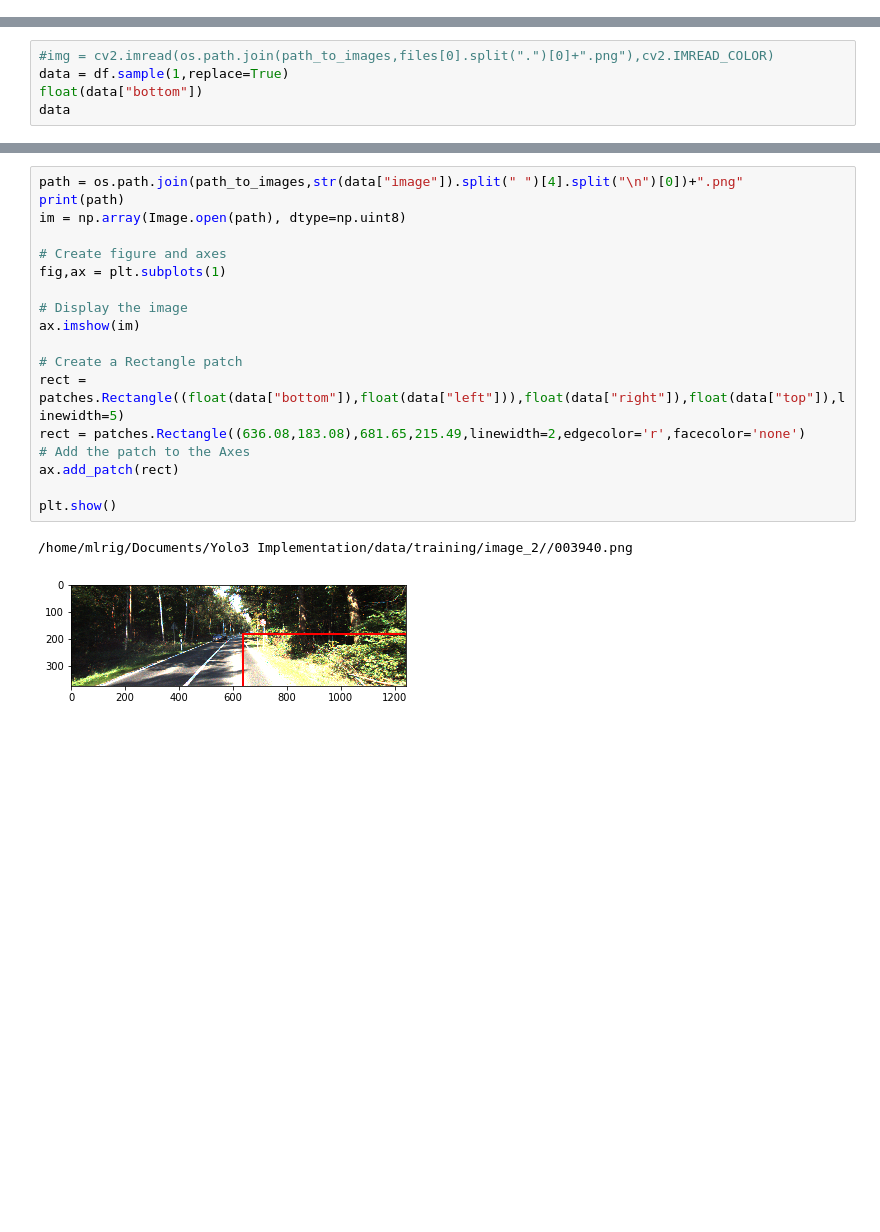
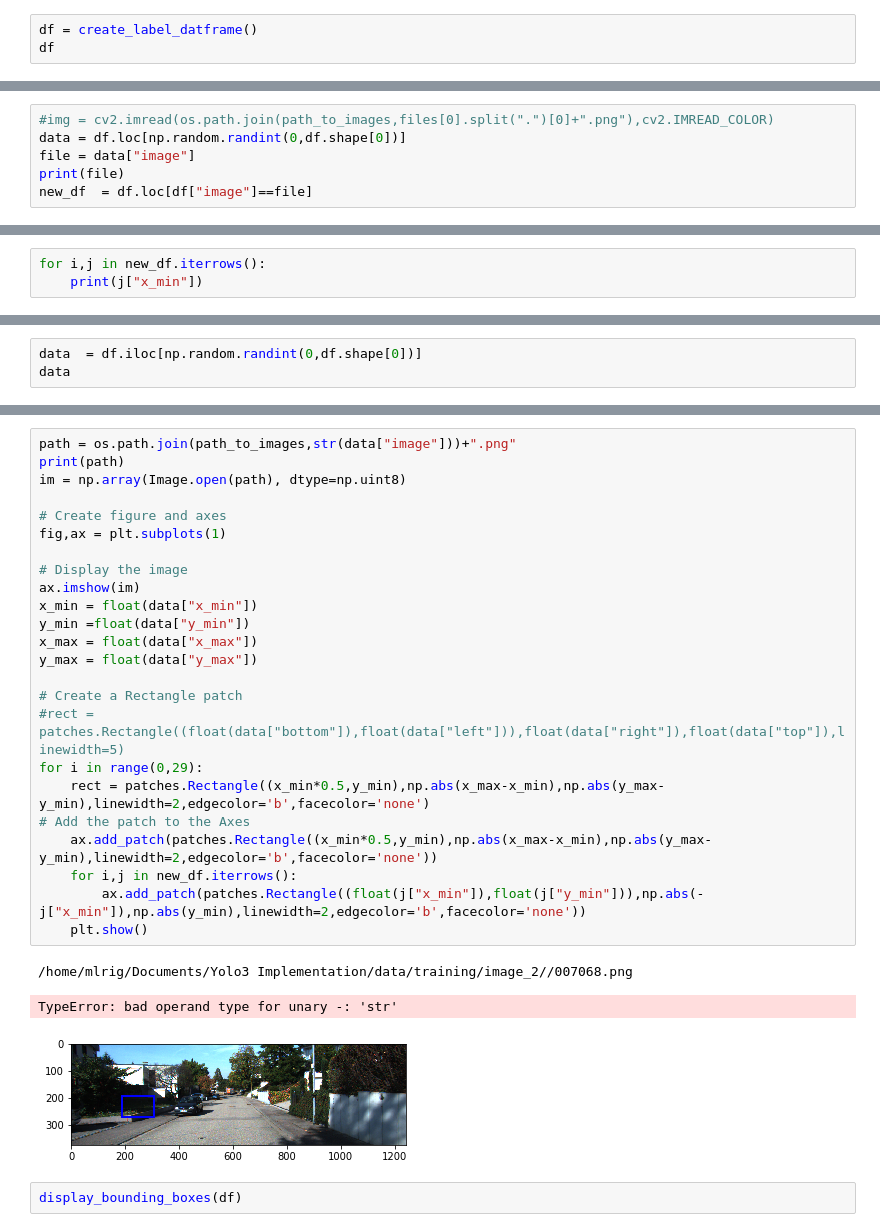
Before and after one commit to Marcelo5444/Yolov3, a Jupyter notebook: Anchor_setup.ipynb, the cells around one changed output, grey strips where cells are left out. Cells and saved outputs as stored; diff of their text form; blank space fills up the shorter version.

```diff
--- a/Anchor_setup.ipynb
+++ b/Anchor_setup.ipynb
@@ -59,0 +11,3 @@ df
+# %%
+df = create_label_datframe()
+df
@@ -60,6 +28,7 @@ df
 # %%
 #img = cv2.imread(os.path.join(path_to_images,files[0].split(".")[0]+".png"),cv2.IMREAD_COLOR)
-data = df.sample(1,replace=True)
-float(data["bottom"])
-data
+data = df.loc[np.random.randint(0,df.shape[0])]
+file = data["image"]
+print(file)
+new_df  = df.loc[df["image"]==file]
 # %% [output]
@@ -67,0 +36,3 @@ data
+# %%
+for i,j in new_df.iterrows():
+    print(j["x_min"])
@@ -67,0 +51,3 @@ data
+# %%
+data  = df.iloc[np.random.randint(0,df.shape[0])]
+data
@@ -68,21 +78,30 @@ data
 # %%
-path = os.path.join(path_to_images,str(data["image"]).split(" ")[4].split("\n")[0])+".png"
+path = os.path.join(path_to_images,str(data["image"]))+".png"
 print(path)
 im = np.array(Image.open(path), dtype=np.uint8)
 
 # Create figure and axes
 fig,ax = plt.subplots(1)
 
 # Display the image
 ax.imshow(im)
+x_min = float(data["x_min"])
+y_min =float(data["y_min"])
+x_max = float(data["x_max"])
+y_max = float(data["y_max"])
 
 # Create a Rectangle patch
-rect = patches.Rectangle((float(data["bottom"]),float(data["left"])),float(data["right"]),float(data["top"]),linewidth=5)
-rect = patches.Rectangle((636.08,183.08),681.65,215.49,linewidth=2,edgecolor='r',facecolor='none')
+#rect = patches.Rectangle((float(data["bottom"]),float(data["left"])),float(data["right"]),float(data["top"]),linewidth=5)
+for i in range(0,29):
+    rect = patches.Rectangle((x_min*0.5,y_min),np.abs(x_max-x_min),np.abs(y_max-y_min),linewidth=2,edgecolor='b',facecolor='none')
 # Add the patch to the Axes
-ax.add_patch(rect)
-
-plt.show()
+    ax.add_patch(patches.Rectangle((x_min*0.5,y_min),np.abs(x_max-x_min),np.abs(y_max-y_min),linewidth=2,edgecolor='b',facecolor='none'))
+    for i,j in new_df.iterrows():
+        ax.add_patch(patches.Rectangle((float(j["x_min"]),float(j["y_min"])),np.abs(-j["x_min"]),np.abs(y_min),linewidth=2,edgecolor='b',facecolor='none'))
+    plt.show()
 # %% [output]
-/home/mlrig/Documents/Yolo3 Implementation/data/training/image_2//003940.png
+/home/mlrig/Documents/Yolo3 Implementation/data/training/image_2//007068.png
+TypeError: bad operand type for unary -: 'str'
-[figure, old version]
+[figure, new version]
+# %%
+display_bounding_boxes(df)
```
Also changed, not shown: parts of 11 cells of this notebook.
